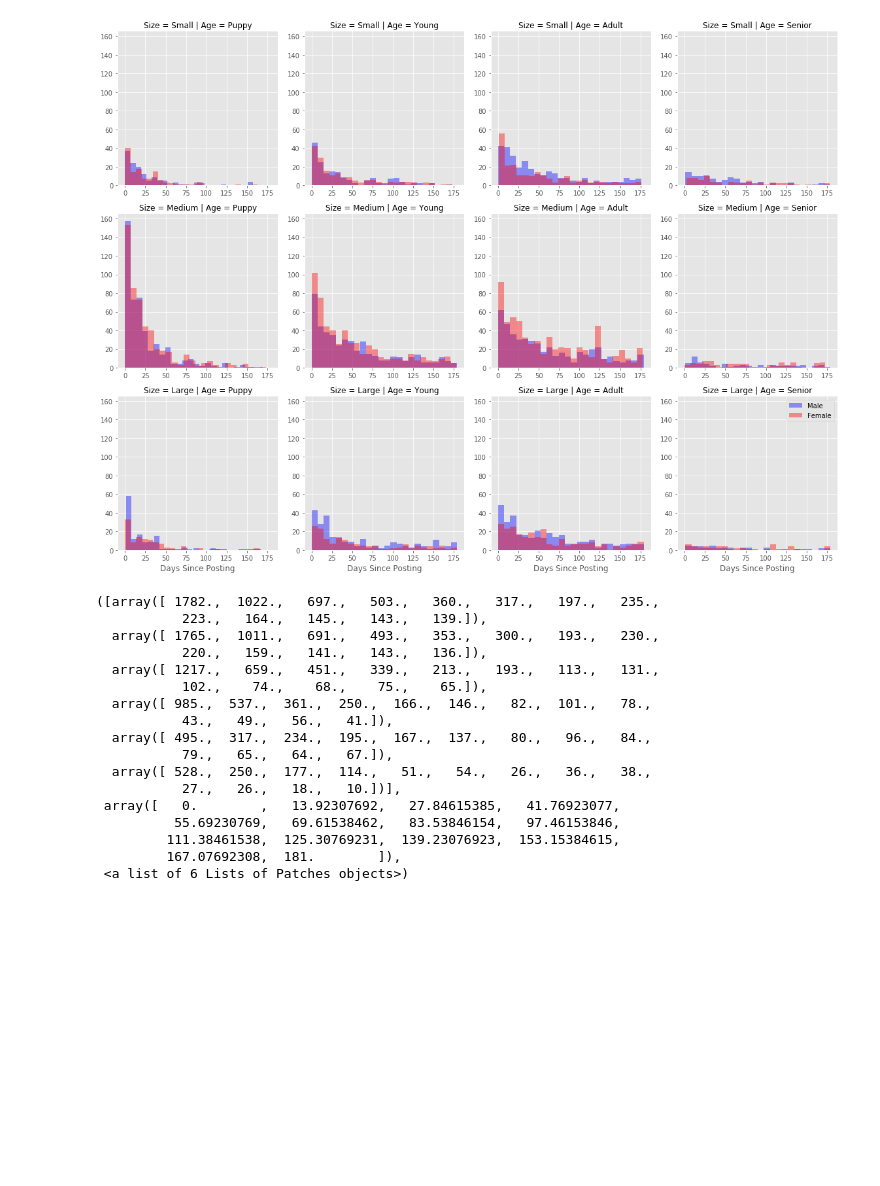
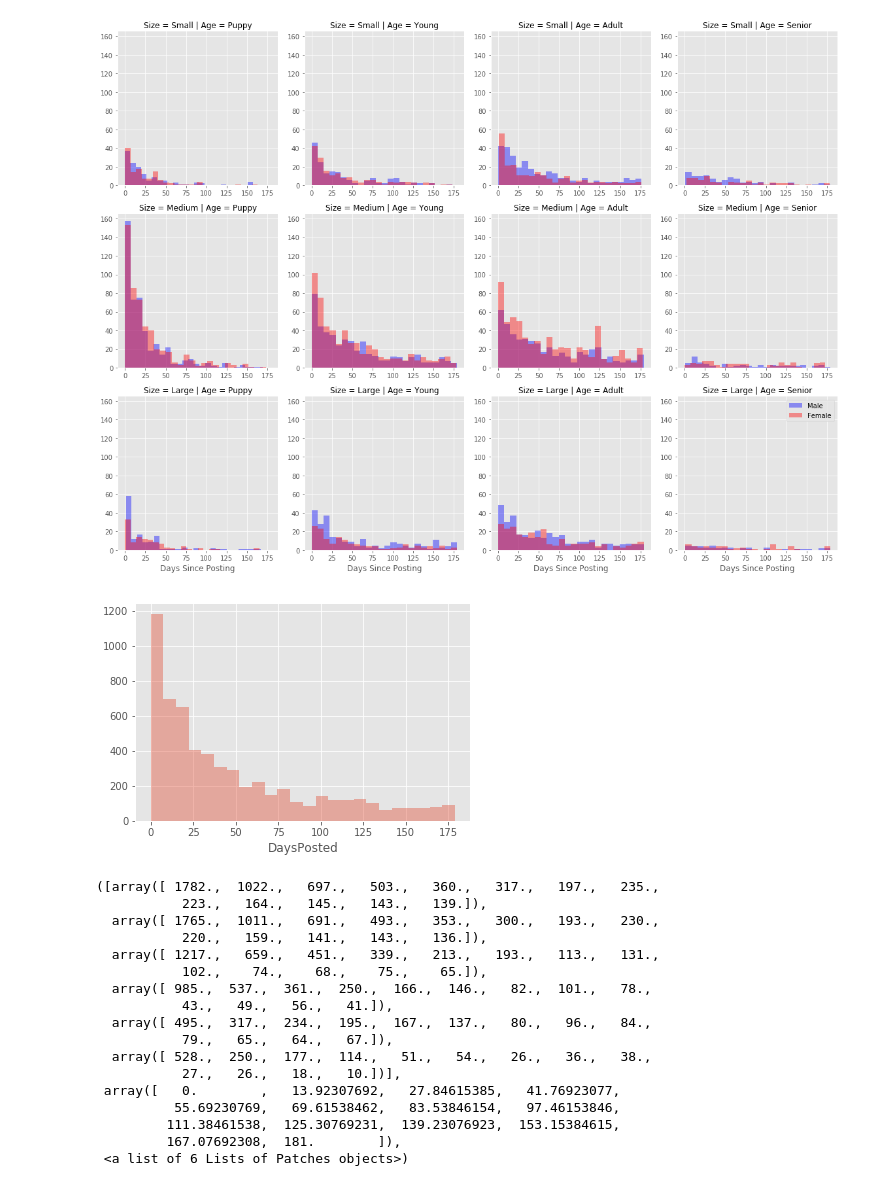
Before and after one commit to dezzibelle/Petfinder_WebscrapingSelenium, a Jupyter notebook: PetData2.ipynb, the cells around one changed output. Drawn from its saved outputs; the diff is of its cells as text; code cells hidden in the pictures; blank space fills up the shorter version.

```diff
--- a/PetData2.ipynb
+++ b/PetData2.ipynb
@@ -87,6 +96,16 @@ plt.legend()
 # %% [output]
 <matplotlib.legend.Legend at 0x...>
 [figure]
+# %%
+#Histogram representing adoption rate
+
+all = pets.loc[(pets['DaysPosted'] < 180)]
+sns.distplot(all['DaysPosted'], kde=False,bins = 24)
+plt.legend()
+
+#, xlabel = "Days Since Posting"
+# %% [output]
+[figure, added]
 # %%
 allpets = pets.loc[pets['DaysPosted'] < 182]#['DaysPosted']
 NSN = pets.loc[(pets['NoSpecialNeeds'] == True) & (pets['DaysPosted'] < 182)]#['DaysPosted']
```
Also changed, not shown: parts of 6 cells of this notebook, 12 other files.
